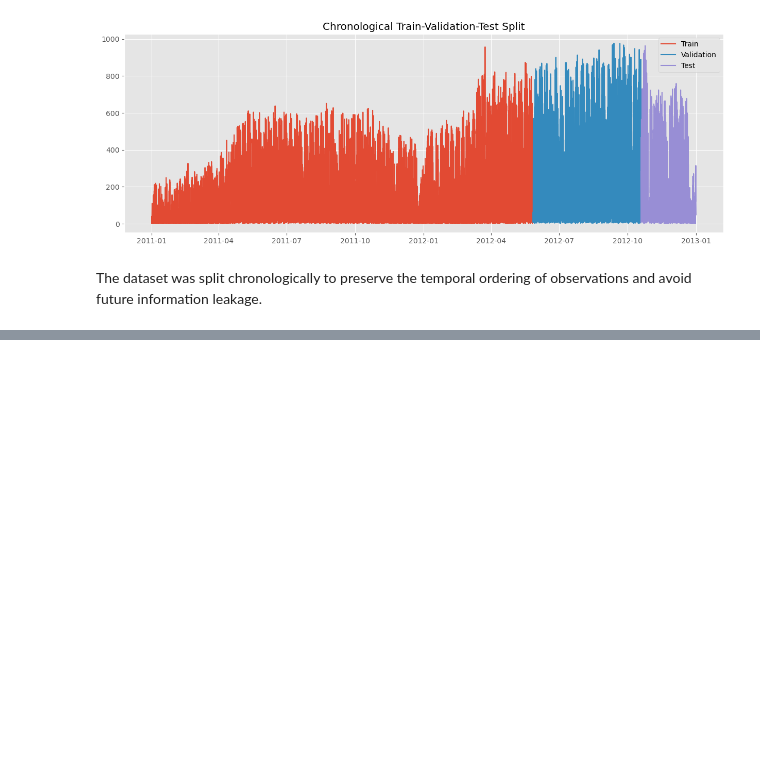
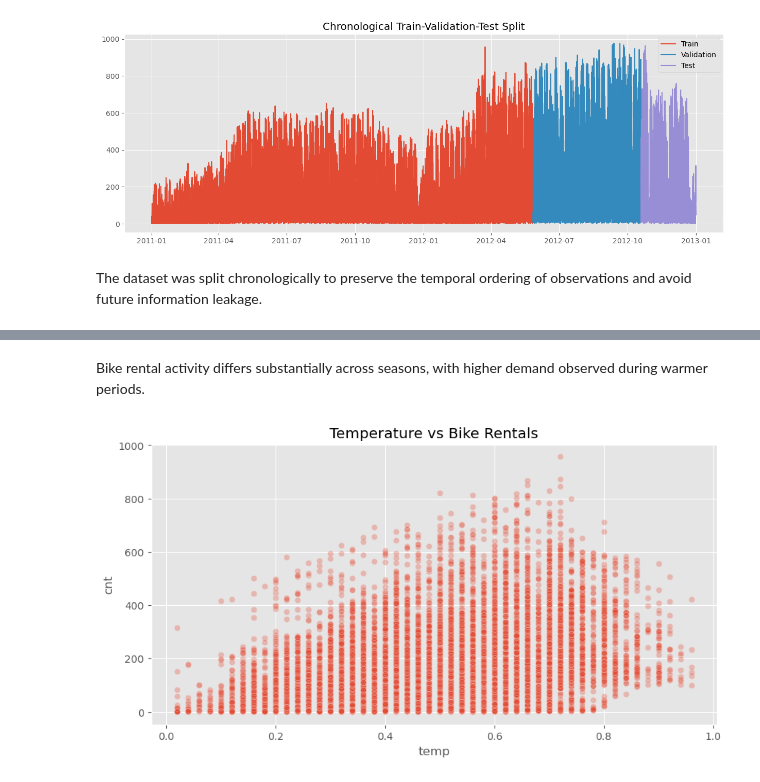
Before and after one commit to Kat-Pelka/RR_project, a Jupyter notebook: notebooks/01_eda.ipynb, the cells around one changed output, grey strips where cells are left out. Cells and saved outputs as stored; diff of their text form; code cells hidden in the pictures; blank space fills up the shorter version.

Commit message:
Finalize exploratory data analysis notebook

```diff
--- a/notebooks/01_eda.ipynb
+++ b/notebooks/01_eda.ipynb
@@ -586,0 +585,18 @@ Bike rental activity differs substantially across seasons, with higher demand ob
+# %% [markdown]
+Bike rental activity differs substantially across seasons, with higher demand observed during warmer periods.
+# %%
+# Rentals vs temperature
+plt.figure(figsize=(10,5))
+
+sns.scatterplot(
+    x="temp",
+    y="cnt",
+    data=train,
+    alpha=0.3
+)
+
+plt.title("Temperature vs Bike Rentals")
+
+plt.show()
+# %% [output]
+[figure, added]
```
Also changed, not shown: parts of 28 cells of this notebook.
